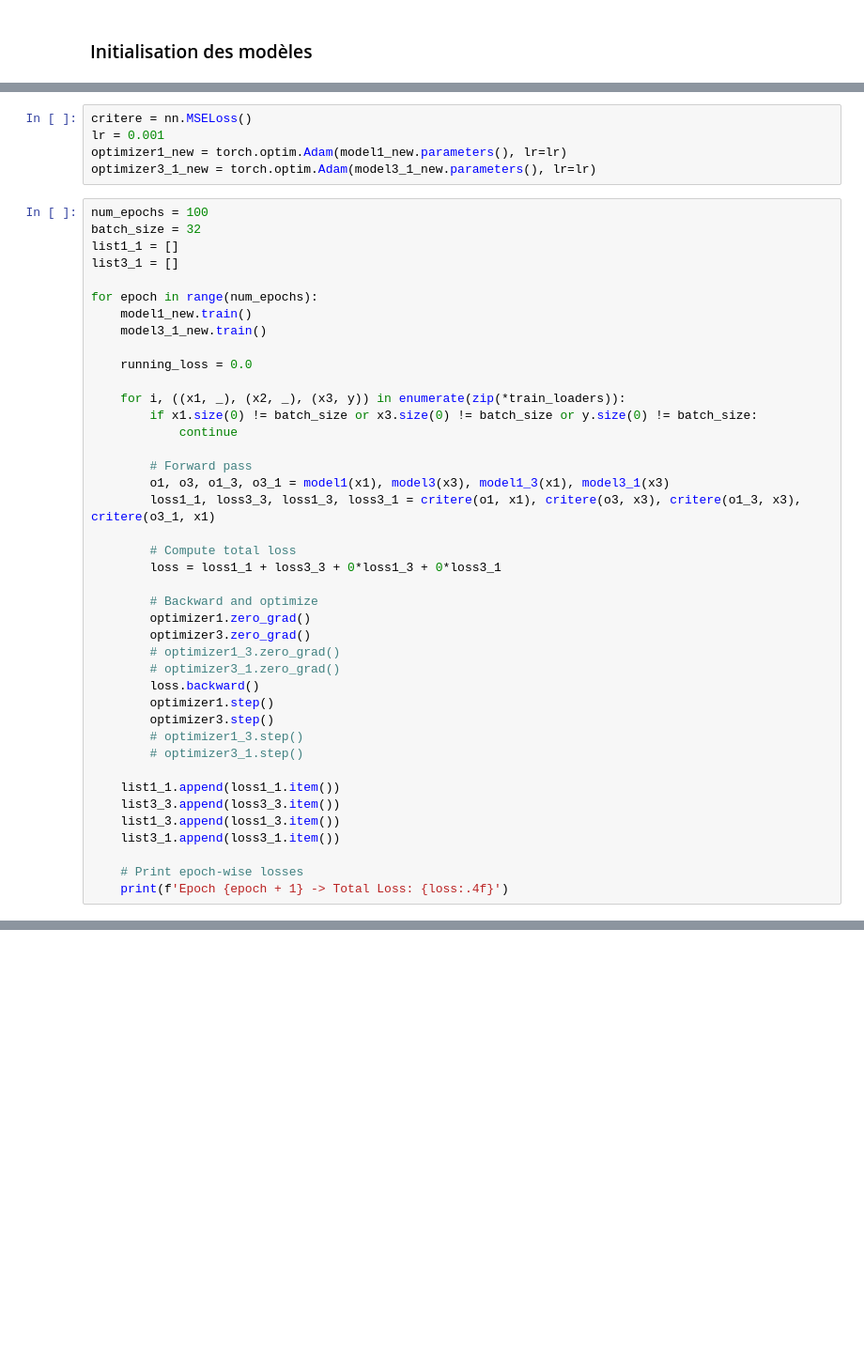
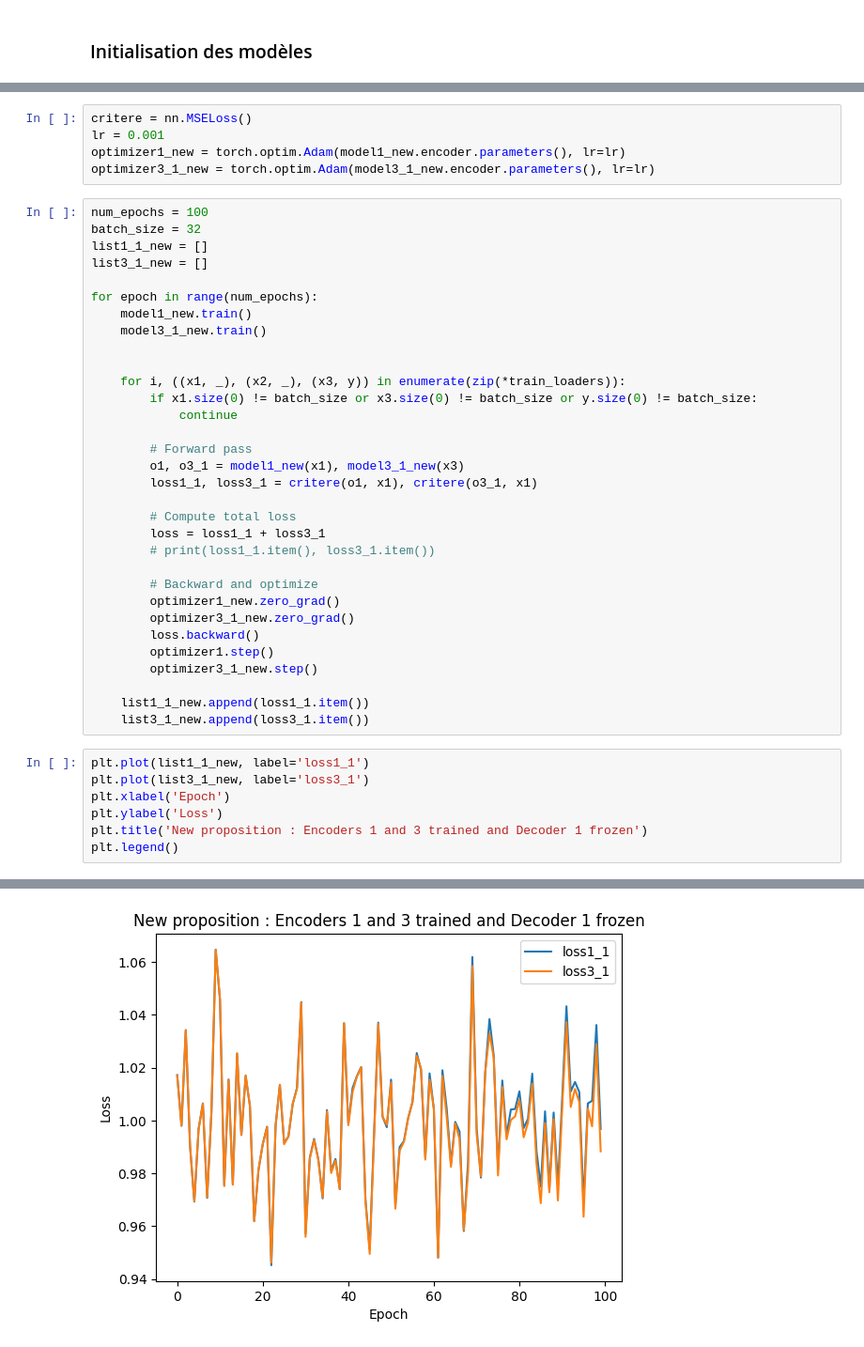
Before and after one commit to ayilem/cma, a Jupyter notebook: train_emma.ipynb, the cells around one changed output, grey strips where cells are left out. Shown at 94% size. Saved outputs shown, nothing was run; the diff lists cells and outputs as text; blank space fills up the shorter version.

```diff
--- a/train_emma.ipynb
+++ b/train_emma.ipynb
@@ -193,46 +181,45 @@ model3_1_new = MultimodalAE(encoder=encoder3_new, decoder=decoder1_new)
 # %%
 critere = nn.MSELoss()
 lr = 0.001
-optimizer1_new = torch.optim.Adam(model1_new.parameters(), lr=lr)
-optimizer3_1_new = torch.optim.Adam(model3_1_new.parameters(), lr=lr)
+optimizer1_new = torch.optim.Adam(model1_new.encoder.parameters(), lr=lr)
+optimizer3_1_new = torch.optim.Adam(model3_1_new.encoder.parameters(), lr=lr)
 # %%
 num_epochs = 100
 batch_size = 32
-list1_1 = []
-list3_1 = []
+list1_1_new = []
+list3_1_new = []
 
 for epoch in range(num_epochs):
     model1_new.train()
     model3_1_new.train()
 
-    running_loss = 0.0
 
     for i, ((x1, _), (x2, _), (x3, y)) in enumerate(zip(*train_loaders)):
         if x1.size(0) != batch_size or x3.size(0) != batch_size or y.size(0) != batch_size:
             continue
 
         # Forward pass
-        o1, o3, o1_3, o3_1 = model1(x1), model3(x3), model1_3(x1), model3_1(x3)
-        loss1_1, loss3_3, loss1_3, loss3_1 = critere(o1, x1), critere(o3, x3), critere(o1_3, x3), critere(o3_1, x1)
+        o1, o3_1 = model1_new(x1), model3_1_new(x3)
+        loss1_1, loss3_1 = critere(o1, x1), critere(o3_1, x1)
 
         # Compute total loss
-        loss = loss1_1 + loss3_3 + 0*loss1_3 + 0*loss3_1
+        loss = loss1_1 + loss3_1
+        # print(loss1_1.item(), loss3_1.item())
 
         # Backward and optimize
-        optimizer1.zero_grad()
-        optimizer3.zero_grad()
-        # optimizer1_3.zero_grad()
-        # optimizer3_1.zero_grad()
+        optimizer1_new.zero_grad()
+        optimizer3_1_new.zero_grad()
         loss.backward()
         optimizer1.step()
-        optimizer3.step()
-        # optimizer1_3.step()
-        # optimizer3_1.step()
+        optimizer3_1_new.step()
 
-    list1_1.append(loss1_1.item())
-    list3_3.append(loss3_3.item())
-    list1_3.append(loss1_3.item())
-    list3_1.append(loss3_1.item())
-
-    # Print epoch-wise losses
-    print(f'Epoch {epoch + 1} -> Total Loss: {loss:.4f}')
+    list1_1_new.append(loss1_1.item())
+    list3_1_new.append(loss3_1.item())
+# %%
+plt.plot(list1_1_new, label='loss1_1')
+plt.plot(list3_1_new, label='loss3_1')
+plt.xlabel('Epoch')
+plt.ylabel('Loss')
+plt.title('New proposition : Encoders 1 and 3 trained and Decoder 1 frozen')
+plt.legend()
+# %% [output]
@@ -238,0 +227 @@ for epoch in range(num_epochs):
+[figure, added]
```
Also changed, not shown: parts of 6 cells of this notebook.
